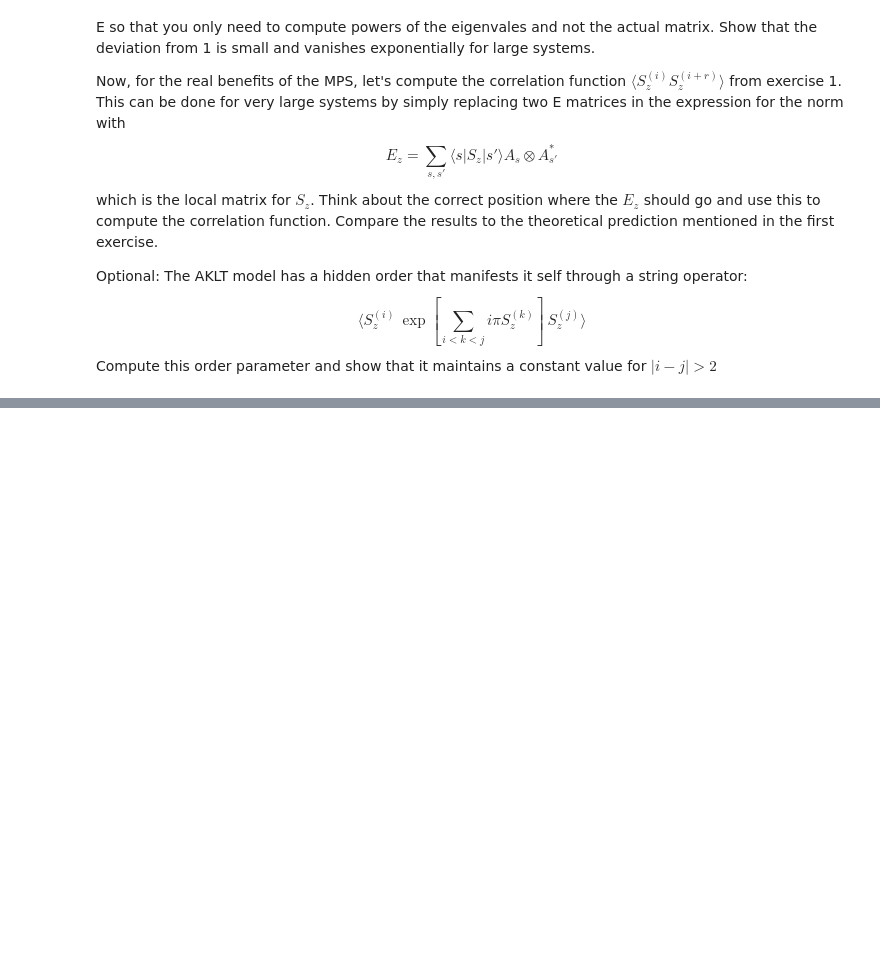
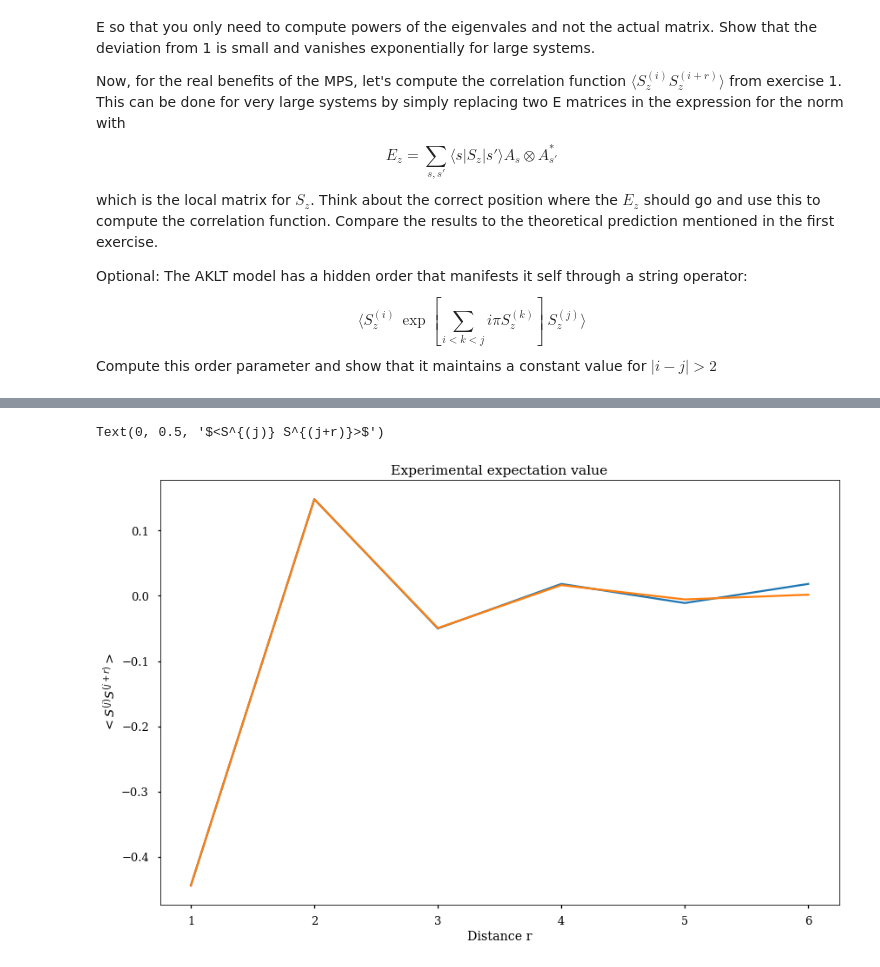
Before and after one commit to mathieukaltschmidt/Computational-Quantum-Dynamics, a Jupyter notebook: Exercise sheet 8/Exercise8_Mathieu-Kaltschmidt_Carl-von-Randow.ipynb, the cells around one changed output, grey strips where cells are left out. Cells and saved outputs as stored; diff of their text form; code cells hidden in the pictures; blank space fills up the shorter version.

```diff
--- a/Exercise sheet 8/Exercise8_Mathieu-Kaltschmidt_Carl-von-Randow.ipynb
+++ b/Exercise sheet 8/Exercise8_Mathieu-Kaltschmidt_Carl-von-Randow.ipynb
@@ -320,3 +351,10 @@ $$
 \langle S_z^{(i)}\,\exp\left[\sum_{i<k<j}i \pi S_z^{(k)}\right] \,  S_z^{(j)}\rangle
 $$
 Compute this order parameter and show that it maintains a constant value for $|i-j|>2$
+# %%
+#Matrix
+APlus = sp.csr_matrix(np.array([[0, np.sqrt(2/3)], [0,0]]))
+ANull = sp.csr_matrix(-1/np.sqrt(3) * np.array([[1,0], [0,-1]]))
+AMinus = sp.csr_matrix(np.array([[0,0],[-np.sqrt(2/3),0]]))
+
+AMatrix = [APlus, ANull, AMinus]
@@ -322,0 +440,18 @@ Compute this order parameter and show that it maintains a constant value for $|i
+# %%
+#calculating the overlap using the mps method
+r=np.arange(1,7,1)
+expectval=[]
+
+for el in r:
+    #2 as this is our first spin, el refers to the difference to the second element we are investigating and 10 is the
+    #total spin number
+    expectval.append(expect(2,el,10))
+
+plt.plot(r,expectval)
+plt.plot(r,SpinCorrelationTheo(4/3,r))
+plt.title("Experimental expectation value")
+plt.xlabel("Distance r")
+plt.ylabel("$<S^{(j)} S^{(j+r)}>$")
+# %% [output]
+Text(0, 0.5, '$<S^{(j)} S^{(j+r)}>$')
+[figure, added]
```
Also changed, not shown: parts of 19 cells of this notebook.
